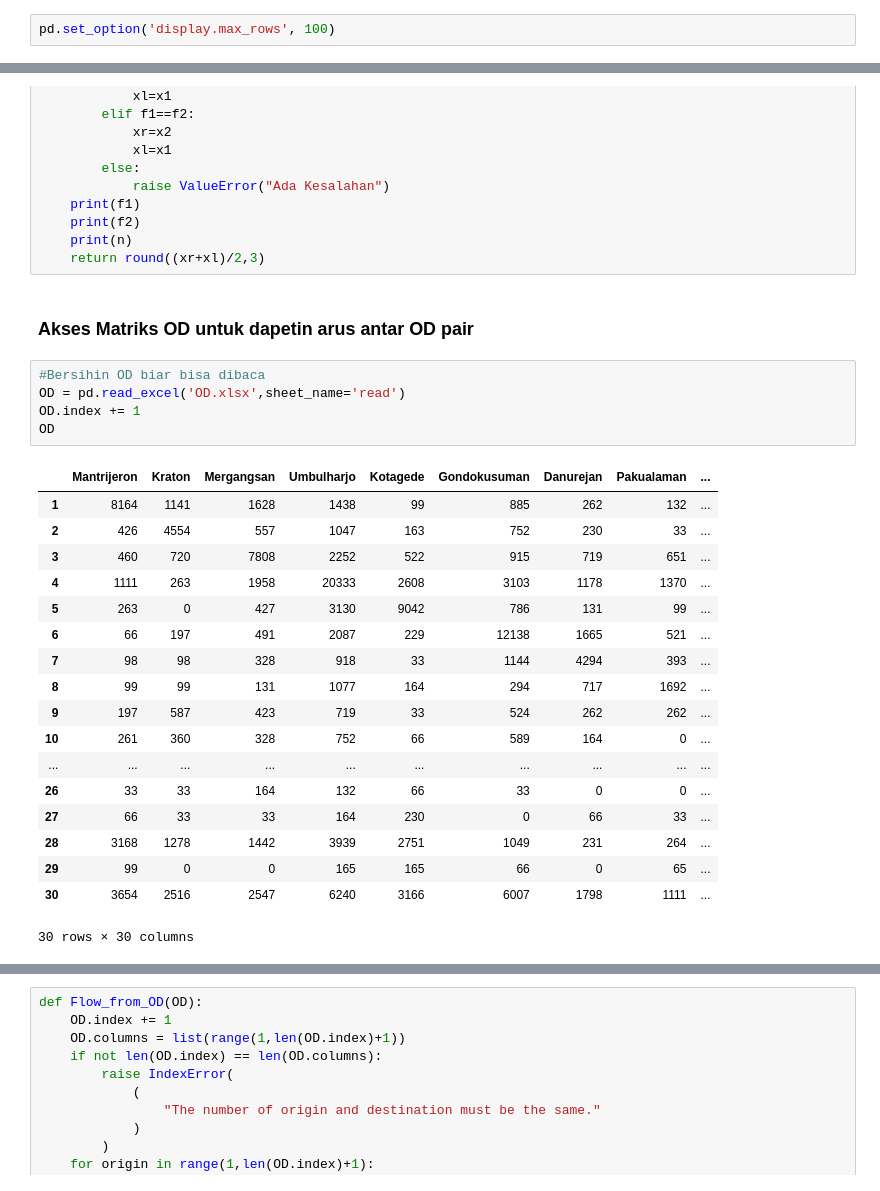
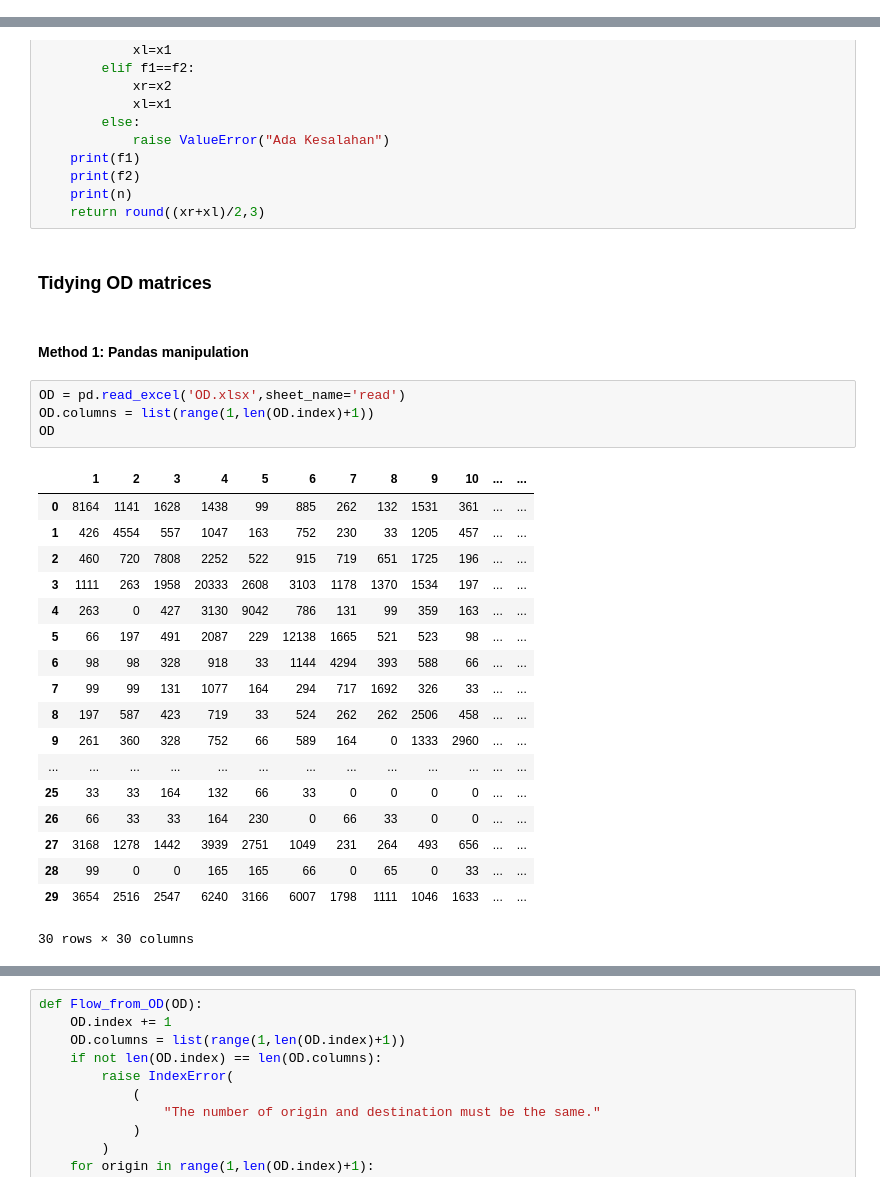
Before and after one commit to Ultios/traffix, a Jupyter notebook: notebook/DEMO.ipynb, the cells around one changed output, grey strips where cells are left out. Saved outputs shown, nothing was run; the diff lists cells and outputs as text.

Commit message:
Changing TESIS into DEMO, tidying DEMO

```diff
--- a/notebook/TESIS.ipynb
+++ b/notebook/DEMO.ipynb
@@ -52,3 +10 @@ Solved:
-# %%
-pd.set_option('display.max_rows', 100)
 # %% [markdown]
@@ -855,28 +583,29 @@ def bisection(qn,yn,xl=0,xr=1, delta=0.0001):
     print(n)
     return round((xr+xl)/2,3)
 # %% [markdown]
-### Akses Matriks OD untuk dapetin arus antar OD pair
+### Tidying OD matrices
+# %% [markdown]
+#### Method 1: Pandas manipulation
 # %%
-#Bersihin OD biar bisa dibaca
 OD = pd.read_excel('OD.xlsx',sheet_name='read')
-OD.index += 1
+OD.columns = list(range(1,len(OD.index)+1))
 OD
 # %% [output]
-|  | Mantrijeron | Kraton | Mergangsan | Umbulharjo | Kotagede | Gondokusuman | Danurejan | Pakualaman | ... |
-| 1 | 8164 | 1141 | 1628 | 1438 | 99 | 885 | 262 | 132 | ... |
-| 2 | 426 | 4554 | 557 | 1047 | 163 | 752 | 230 | 33 | ... |
-| 3 | 460 | 720 | 7808 | 2252 | 522 | 915 | 719 | 651 | ... |
-| 4 | 1111 | 263 | 1958 | 20333 | 2608 | 3103 | 1178 | 1370 | ... |
-| 5 | 263 | 0 | 427 | 3130 | 9042 | 786 | 131 | 99 | ... |
-| 6 | 66 | 197 | 491 | 2087 | 229 | 12138 | 1665 | 521 | ... |
-| 7 | 98 | 98 | 328 | 918 | 33 | 1144 | 4294 | 393 | ... |
-| 8 | 99 | 99 | 131 | 1077 | 164 | 294 | 717 | 1692 | ... |
-| 9 | 197 | 587 | 423 | 719 | 33 | 524 | 262 | 262 | ... |
-| 10 | 261 | 360 | 328 | 752 | 66 | 589 | 164 | 0 | ... |
-| ... | ... | ... | ... | ... | ... | ... | ... | ... | ... |
-| 26 | 33 | 33 | 164 | 132 | 66 | 33 | 0 | 0 | ... |
-| 27 | 66 | 33 | 33 | 164 | 230 | 0 | 66 | 33 | ... |
-| 28 | 3168 | 1278 | 1442 | 3939 | 2751 | 1049 | 231 | 264 | ... |
-| 29 | 99 | 0 | 0 | 165 | 165 | 66 | 0 | 65 | ... |
-| 30 | 3654 | 2516 | 2547 | 6240 | 3166 | 6007 | 1798 | 1111 | ... |
+|  | 1 | 2 | 3 | 4 | 5 | 6 | 7 | 8 | 9 | 10 | ... | ... |
+| 0 | 8164 | 1141 | 1628 | 1438 | 99 | 885 | 262 | 132 | 1531 | 361 | ... | ... |
+| 1 | 426 | 4554 | 557 | 1047 | 163 | 752 | 230 | 33 | 1205 | 457 | ... | ... |
+| 2 | 460 | 720 | 7808 | 2252 | 522 | 915 | 719 | 651 | 1725 | 196 | ... | ... |
+| 3 | 1111 | 263 | 1958 | 20333 | 2608 | 3103 | 1178 | 1370 | 1534 | 197 | ... | ... |
+| 4 | 263 | 0 | 427 | 3130 | 9042 | 786 | 131 | 99 | 359 | 163 | ... | ... |
+| 5 | 66 | 197 | 491 | 2087 | 229 | 12138 | 1665 | 521 | 523 | 98 | ... | ... |
+| 6 | 98 | 98 | 328 | 918 | 33 | 1144 | 4294 | 393 | 588 | 66 | ... | ... |
+| 7 | 99 | 99 | 131 | 1077 | 164 | 294 | 717 | 1692 | 326 | 33 | ... | ... |
+| 8 | 197 | 587 | 423 | 719 | 33 | 524 | 262 | 262 | 2506 | 458 | ... | ... |
+| 9 | 261 | 360 | 328 | 752 | 66 | 589 | 164 | 0 | 1333 | 2960 | ... | ... |
+| ... | ... | ... | ... | ... | ... | ... | ... | ... | ... | ... | ... | ... |
+| 25 | 33 | 33 | 164 | 132 | 66 | 33 | 0 | 0 | 0 | 0 | ... | ... |
+| 26 | 66 | 33 | 33 | 164 | 230 | 0 | 66 | 33 | 0 | 0 | ... | ... |
+| 27 | 3168 | 1278 | 1442 | 3939 | 2751 | 1049 | 231 | 264 | 493 | 656 | ... | ... |
+| 28 | 99 | 0 | 0 | 165 | 165 | 66 | 0 | 65 | 0 | 33 | ... | ... |
+| 29 | 3654 | 2516 | 2547 | 6240 | 3166 | 6007 | 1798 | 1111 | 1046 | 1633 | ... | ... |
 30 rows × 30 columns
```
Also changed, not shown: parts of 88 cells of this notebook, 35 other files.
